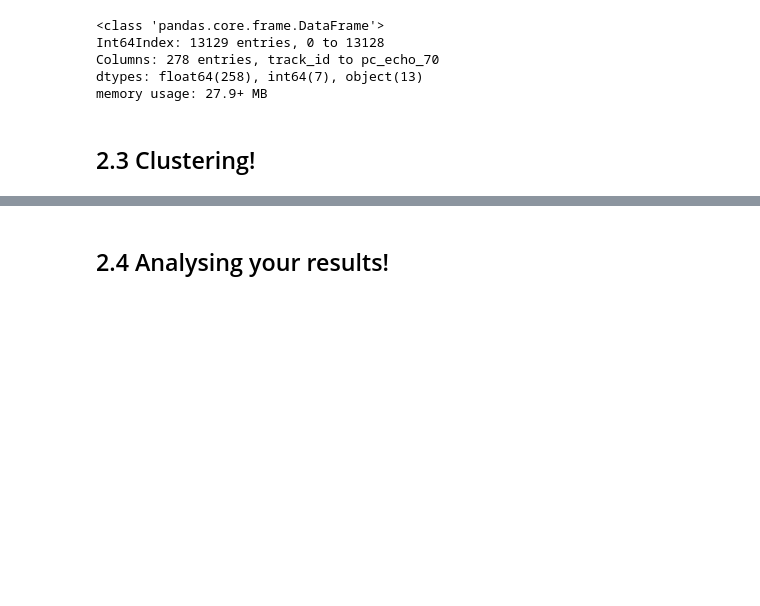
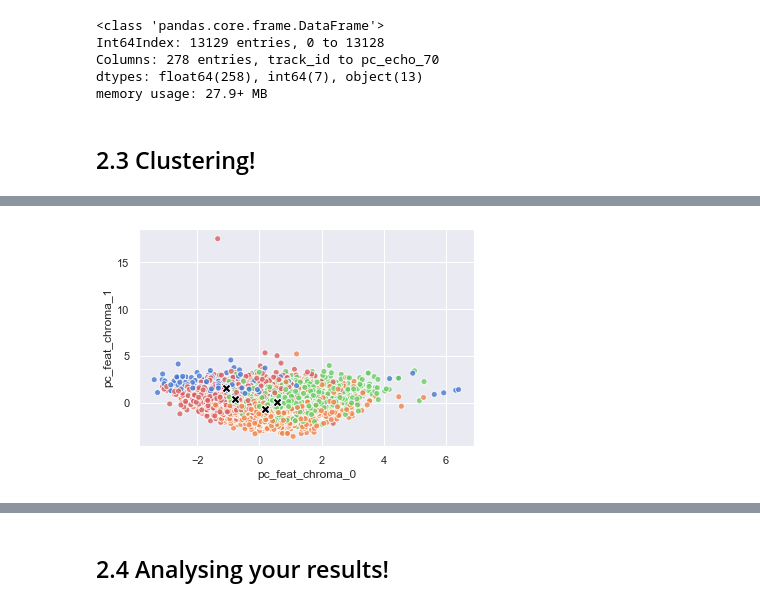
Before and after one commit to ClaraL27/ADM-HW4, a Jupyter notebook: main.ipynb, the cells around one changed output, grey strips where cells are left out. Saved outputs shown, nothing was run; the diff lists cells and outputs as text; code cells hidden in the pictures; blank space fills up the shorter version.

```diff
--- a/main.ipynb
+++ b/main.ipynb
@@ -538,0 +592,4 @@ memory usage: 27.9+ MB
+# %%
+model.display(clust_df.iloc[:, 0], clust_df.iloc[:,1], show_centroids = True)
+# %% [output]
+[figure, added]
```
Also changed, not shown: parts of 38 cells of this notebook, 2 other files.
